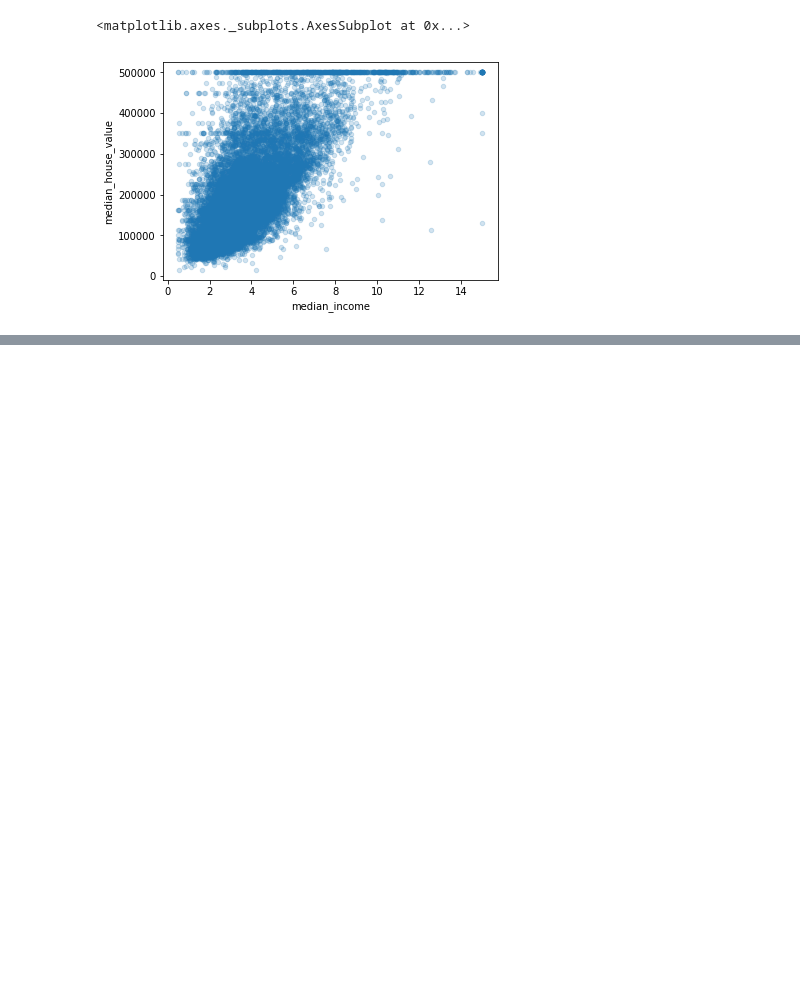
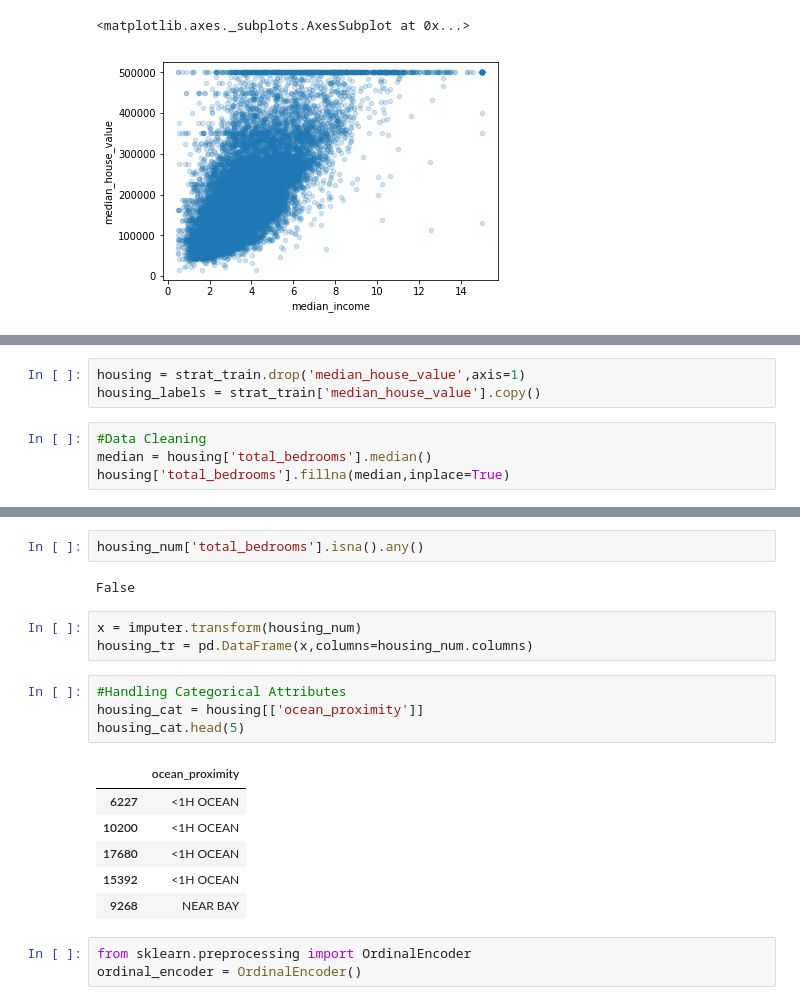
Before and after one commit to PacificG/Hands-On-Machine-Learning-and-deep-learning-2019, a Jupyter notebook: End-to-End Machine Learning Project/model end-to-end.ipynb, the cells around one changed output, grey strips where cells are left out. Cells and saved outputs as stored; diff of their text form; blank space fills up the shorter version.

```diff
--- a/End-to-End Machine Learning Project/Exercises.ipynb
+++ b/End-to-End Machine Learning Project/model end-to-end.ipynb
@@ -163,0 +185,7 @@ housing.plot(kind='scatter',x='median_income',y='median_house_value',alpha=0.2)
+# %%
+housing = strat_train.drop('median_house_value',axis=1)
+housing_labels = strat_train['median_house_value'].copy()
+# %%
+#Data Cleaning
+median = housing['total_bedrooms'].median()
+housing['total_bedrooms'].fillna(median,inplace=True)
@@ -163,0 +201,21 @@ housing.plot(kind='scatter',x='median_income',y='median_house_value',alpha=0.2)
+# %%
+housing_num['total_bedrooms'].isna().any()
+# %% [output]
+False
+# %%
+x = imputer.transform(housing_num)
+housing_tr = pd.DataFrame(x,columns=housing_num.columns)
+# %%
+#Handling Categorical Attributes
+housing_cat = housing[['ocean_proximity']]
+housing_cat.head(5)
+# %% [output]
+|  | ocean_proximity |
+| 6227 | <1H OCEAN |
+| 10200 | <1H OCEAN |
+| 17680 | <1H OCEAN |
+| 15392 | <1H OCEAN |
+| 9268 | NEAR BAY |
+# %%
+from sklearn.preprocessing import OrdinalEncoder
+ordinal_encoder = OrdinalEncoder()
```
Also changed, not shown: parts of 19 cells of this notebook.
